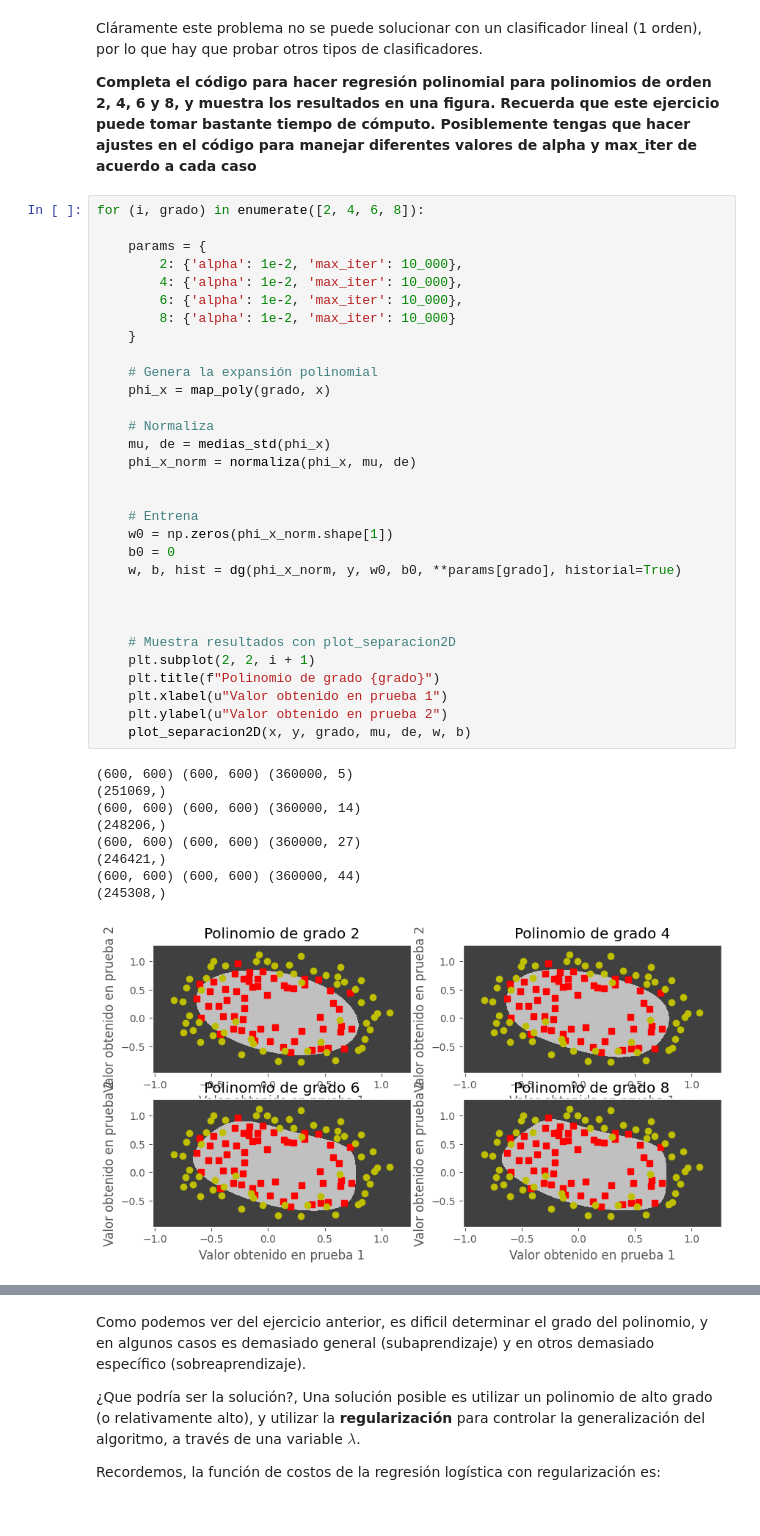
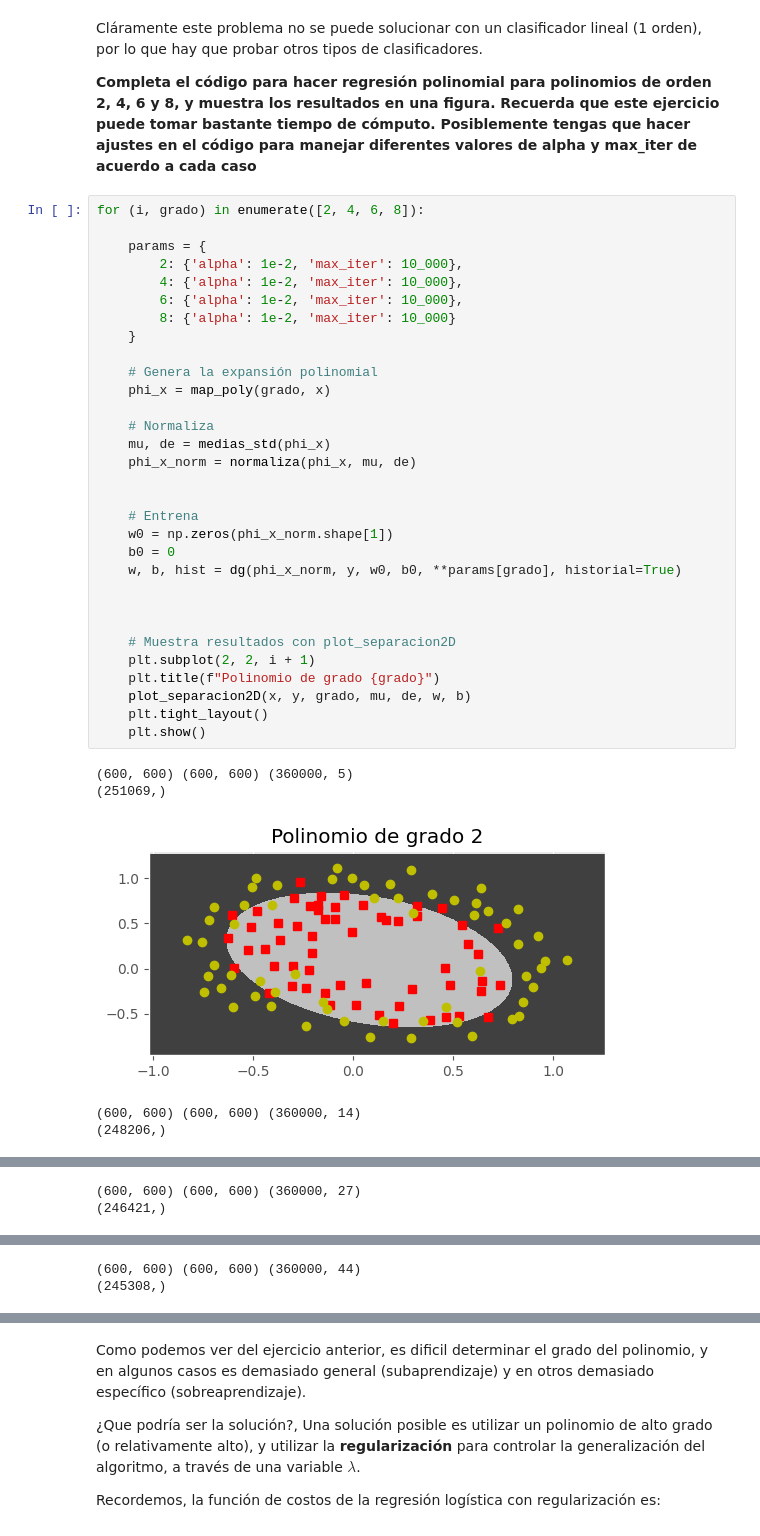
Before and after one commit to Alejandro-Barreras/2-Aprendizaje-2026-barreras, a Jupyter notebook: regularizacion_logistica.ipynb, the cells around one changed output, grey strips where cells are left out. Drawn from its saved outputs; the diff is of its cells as text.

```diff
--- a/regularizacion_logistica.ipynb
+++ b/regularizacion_logistica.ipynb
@@ -428,39 +428,35 @@ for (i, grado) in enumerate([2, 4, 6, 8]):
 
     params = {
         2: {'alpha': 1e-2, 'max_iter': 10_000},
         4: {'alpha': 1e-2, 'max_iter': 10_000},
         6: {'alpha': 1e-2, 'max_iter': 10_000},
         8: {'alpha': 1e-2, 'max_iter': 10_000}
     }
 
     # Genera la expansión polinomial
     phi_x = map_poly(grado, x)
 
     # Normaliza
     mu, de = medias_std(phi_x)
     phi_x_norm = normaliza(phi_x, mu, de)
 
 
     # Entrena
     w0 = np.zeros(phi_x_norm.shape[1])
     b0 = 0
     w, b, hist = dg(phi_x_norm, y, w0, b0, **params[grado], historial=True)
 
 
 
     # Muestra resultados con plot_separacion2D
     plt.subplot(2, 2, i + 1)
     plt.title(f"Polinomio de grado {grado}")
-    plt.xlabel(u"Valor obtenido en prueba 1")
-    plt.ylabel(u"Valor obtenido en prueba 2")
     plot_separacion2D(x, y, grado, mu, de, w, b)
+    plt.tight_layout()
+    plt.show()
 # %% [output]
 (600, 600) (600, 600) (360000, 5)
 (251069,)
-(600, 600) (600, 600) (360000, 14)
-(248206,)
-(600, 600) (600, 600) (360000, 27)
-(246421,)
-(600, 600) (600, 600) (360000, 44)
-(245308,)
-[figure, old version]
+[figure, new version]
+(600, 600) (600, 600) (360000, 14)
+(248206,)
@@ -466,0 +464,2 @@ for (i, grado) in enumerate([2, 4, 6, 8]):
+(600, 600) (600, 600) (360000, 27)
+(246421,)
@@ -466,0 +467,2 @@ for (i, grado) in enumerate([2, 4, 6, 8]):
+(600, 600) (600, 600) (360000, 44)
+(245308,)
```
Also changed, not shown: parts of 2 cells of this notebook.
